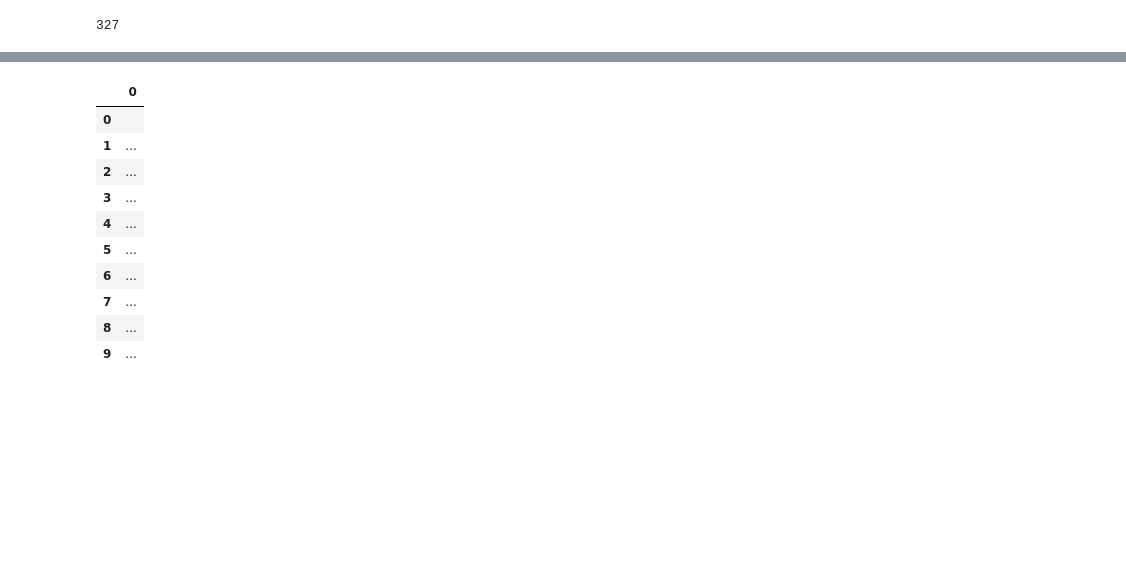
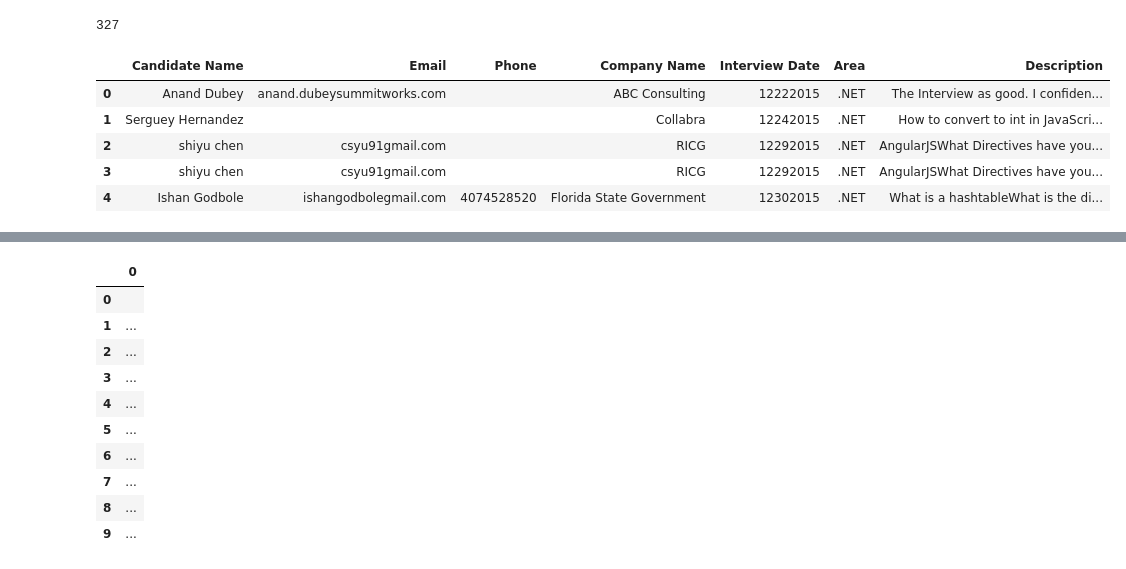
Before and after one commit to jhuang292/summitworks_web_scraping, a Jupyter notebook: interview_database_webScraping.ipynb, the cells around one changed output, grey strips where cells are left out. Drawn from its saved outputs; the diff is of its cells as text; code cells hidden in the pictures; blank space fills up the shorter version.

```diff
--- a/interview_database_webScraping.ipynb
+++ b/interview_database_webScraping.ipynb
@@ -137,3 +137,31 @@ list_rows
 len(list_rows)
 # %% [output]
 327
+# %%
+# Save data into dictionary
+in_map = {}
+Candidate_Name, Email, Phone, Company_Name, Interview_Date, Area, Description = [], [], [], [], [], [], []
+for item in list_rows[1:]:
+    Candidate_Name.append(item[0])
+    Email.append(item[1])
+    Phone.append(item[2])
+    Company_Name.append(item[3])
+    Interview_Date.append(item[4])
+    Area.append(item[5])
+    Description.append(item[6])
+in_map['Candidate Name'] = Candidate_Name
+in_map['Email'] = Email
+in_map['Phone'] = Phone
+in_map['Company Name'] = Company_Name
+in_map['Interview Date'] = Interview_Date
+in_map['Area'] = Area
+in_map['Description'] = Description
+df = pd.DataFrame.from_dict(in_map)
+df.head()
+# %% [output]
+|  | Candidate Name | Email | Phone | Company Name | Interview Date | Area | Description |
+| 0 | Anand Dubey | anand.dubeysummitworks.com |  | ABC Consulting | 12222015 | .NET | The Interview as good. I confiden... |
+| 1 | Serguey Hernandez |  |  | Collabra | 12242015 | .NET | How to convert to int in JavaScri... |
+| 2 | shiyu chen | csyu91gmail.com |  | RICG | 12292015 | .NET | AngularJSWhat Directives have you... |
+| 3 | shiyu chen | csyu91gmail.com |  | RICG | 12292015 | .NET | AngularJSWhat Directives have you... |
+| 4 | Ishan Godbole | ishangodbolegmail.com | 4074528520 | Florida State Government | 12302015 | .NET | What is a hashtableWhat is the di... |
```
Also changed, not shown: parts of 2 cells of this notebook, 1 other file.
